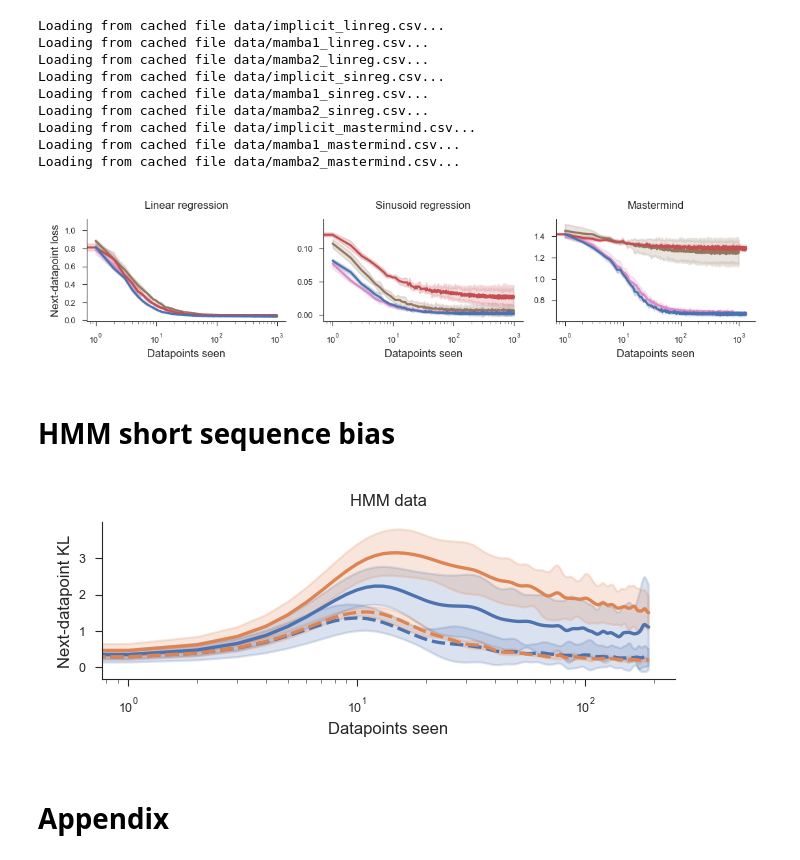
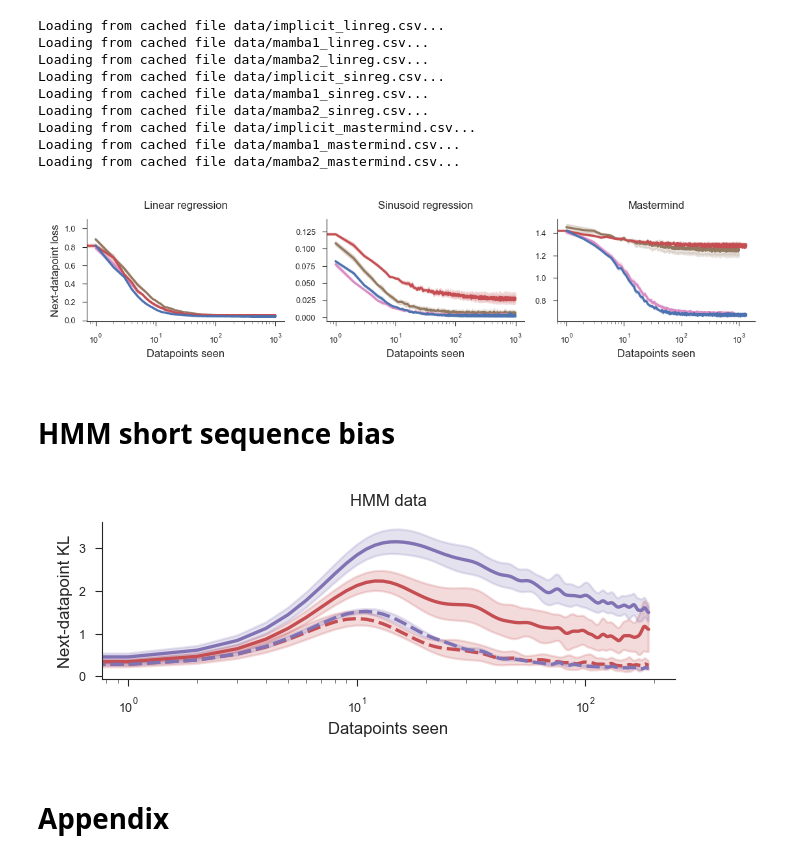
Before and after one commit to 3rdCore/PrequentialCode, a Jupyter notebook: papers/preprint/notebook.ipynb, the cells around one changed output. Drawn from its saved outputs; the diff is of its cells as text; code cells hidden in the pictures.

Commit message:
Updated plots to use SE error bars

```diff
--- a/papers/preprint/notebook.ipynb
+++ b/papers/preprint/notebook.ipynb
@@ -168,7 +168,7 @@ def plot_nsample_loss(
     y="val_tasks/n_sample_loss_nexttoken",
     hue="method",
     hide_legend: bool = True,
-    errorbar: str = "sd",
+    errorbar: str = "se",
     **kwargs,
 ):
     if hue == "method" and "hue_order" not in kwargs:
@@ -614,7 +615,7 @@ axs[2].set(title="Mastermind", ylabel=None)
 fig.savefig("saved/icl_architectures.pdf")
 plt.show()
 # %% [output]
-[figure, old version]
+[figure, new version]
 # %% [markdown]
 # HMM short sequence bias
 # %%
@@ -637,23 +638,22 @@ data_hmm = smooth_data(data_hmm, sigma=3, metrics=["f_kl", "b_kl", "nll"])
 # %%
 
 fig, ax = plt.subplots(1, 1, figsize=(5.5 / 3 * 2 - 0.5, 1.3))
 
 plot_nsample_loss(
     ax,
     data_hmm,
     y="b_kl",
     hue_order=["preq", "regular"],
-    palette={"preq": sns.color_palette()[0], "regular": sns.color_palette()[1]},
+    palette={"preq": sns.color_palette()[3], "regular": sns.color_palette()[4]},
     style="seen_tokens",
-    errorbar="sd",
 )
 
 ax.set(title="HMM data")
 
 fig.savefig("saved/hmm.pdf")
 plt.show()
 # %% [output]
-[figure, old version]
+[figure, new version]
 # %% [markdown]
 # Appendix
 # %% [markdown]
```
Also changed, not shown: parts of 2 cells of this notebook, 3 other files.
